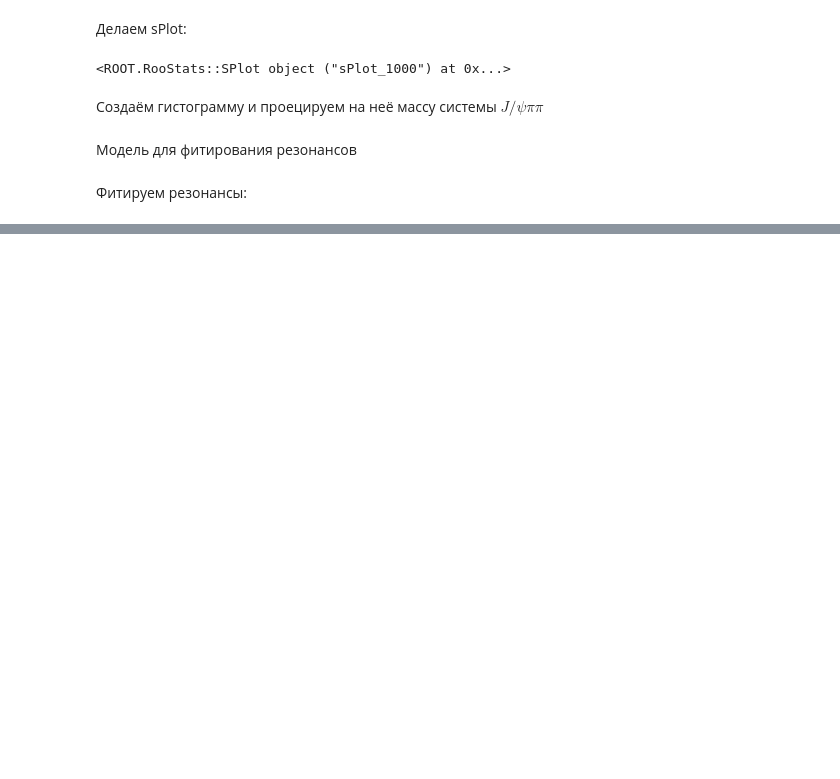
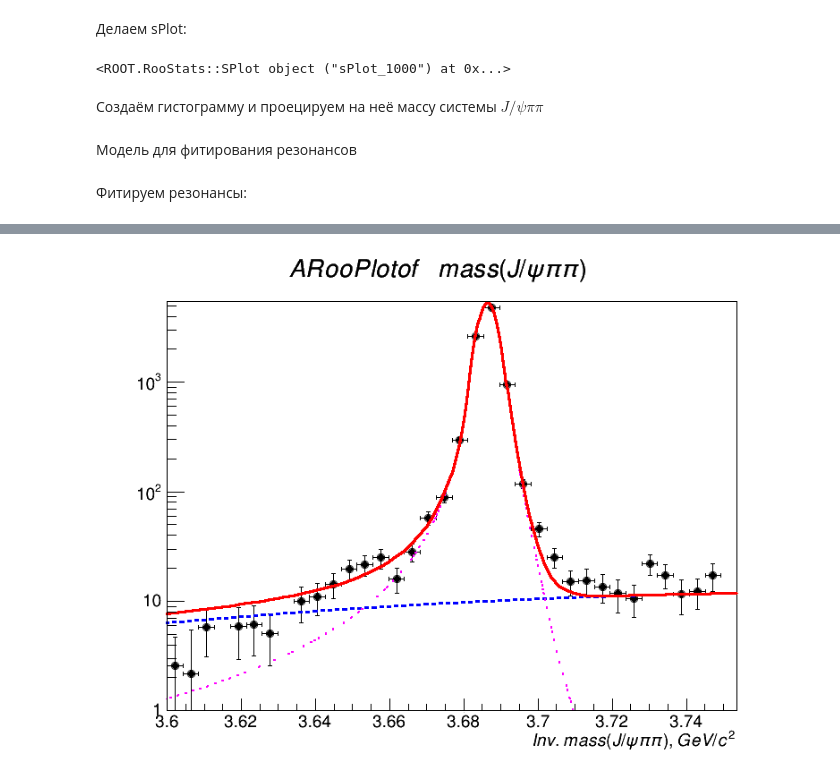
Before and after one commit to sashabaranov/Bu2JpsiKKpi, a Jupyter notebook: Kpipi/fit/Psi(2S) and X(3872).ipynb, the cells around one changed output, grey strips where cells are left out. Cells and saved outputs as stored; diff of their text form; code cells hidden in the pictures; blank space fills up the shorter version.

```diff
--- a/Kpipi/fit/Psi(2S) and X(3872).ipynb
+++ b/Kpipi/fit/Psi(2S) and X(3872).ipynb
@@ -105,7 +143,7 @@ model_Bu.sPlot(ds_Bu)
 # %% [markdown]
 Создаём гистограмму и проецируем на неё массу системы $J/\psi \pi\pi$
 # %%
-h = ROOT.TH1F("h_R", "", 75, 3.62, 3.92)
+h = ROOT.TH1F("h_R", "", 75, 3.6, 3.92)
 h.SetMinimum(0.0)
 h.Sumw2()
 
@@ -119,33 +157,24 @@ h.Sumw2()
 # %% [markdown]
 Модель для фитирования резонансов
 # %%
-import PyPAW.FitModels as Models
-s1 = Models.CB2_pdf(
+s1_Psi = Models.CB2_pdf(
     'psi2s',
-    3.6,
-    3.75,
+    m_R.getMin(),
+    m_R.getMax(),
     fixMass=3.686,
-    fixSigma=0.005,
-    fixAlphaL=2.0686e+00,
-    fixAlphaR=1.8795e+00,
-    fixNL=3.8000e-01,
-    fixNR=1.4607e+00,
+    fixSigma=0.002201,
+    fixAlphaL=1.896,
+    fixAlphaR=1.584,
+    fixNL=0.912,
+    fixNR=8.8,
     mass=m_R
 )
 
-s2 = Models.Gauss_pdf(
-    'X',
-    3.8,
-    3.9,
-    fixMass=3.872,
-    fixSigma=0.002,
-    mass=m_R
-)
-
+bkg_psi = Models.PSNL_pdf("bkg", m_R, 3, 4, 3.37606, 3.86973)
 model_Resonant = Models.Fit1D(
-    signal=s1,
-    background=Models.Bkg_pdf('BRes', mass=m_R, power=1),
-    components=[s2],
+    signal=s1_Psi,
+#     background=Models.Bkg_pdf('BRes', mass=m_R, power=1),
+    background=bkg_psi,
     suffix='Res'
 )
 # %% [markdown]
@@ -194,0 +204,10 @@ c2
+# %%
+c2 = rootnotes.random_canvas()
+f.SetXTitle("Inv.\, mass(J/\psi \pi \pi), GeV/c^{2}")
+f.Draw()
+f.SetAxisRange(1, 5500, 'Y')
+
+c2.SetLogy()
+c2
+# %% [output]
+[figure, added]
```
Also changed, not shown: parts of 23 cells of this notebook.
